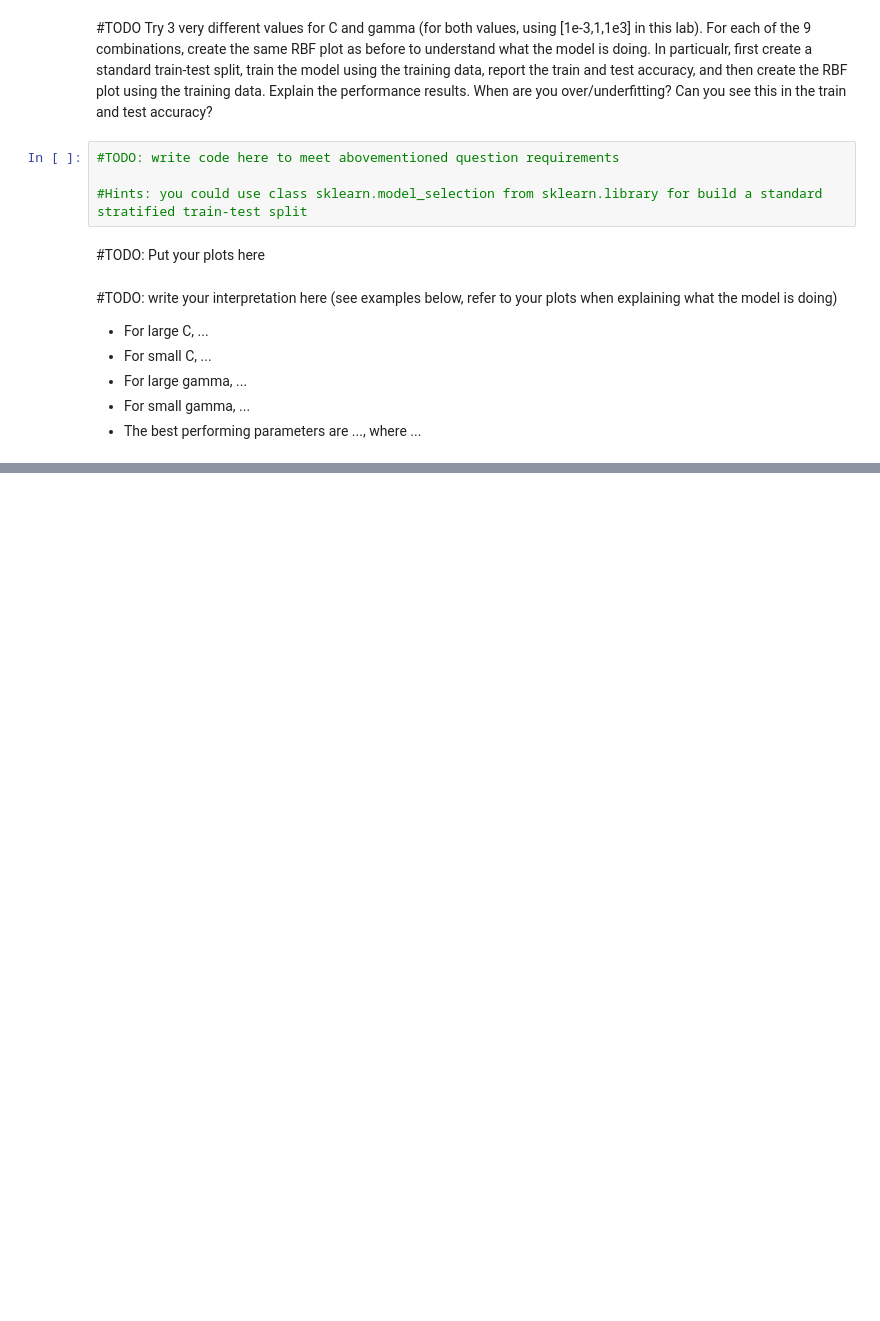
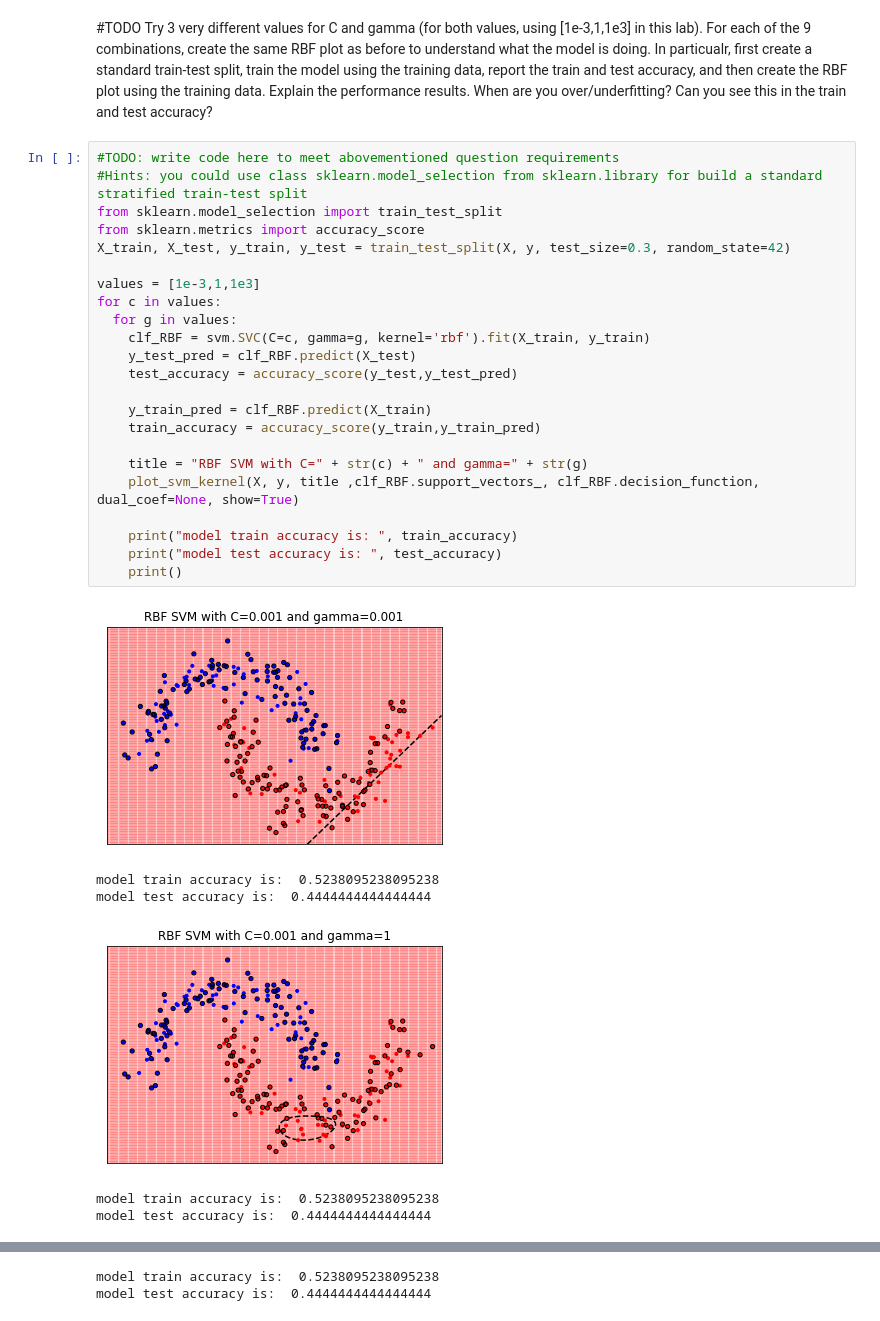
Before and after one commit to MeredithGao/ML-23, a Jupyter notebook: HW2/hw2_lab.ipynb, the cells around one changed output, grey strips where cells are left out. Drawn from its saved outputs; the diff is of its cells as text; blank space fills up the shorter version.

```diff
--- a/HW2/hw2_lab.ipynb
+++ b/HW2/hw2_lab.ipynb
@@ -129,17 +173,33 @@ Using the given function, the plots should show the predictions made for the dif
 # %% [markdown]
 #TODO
 Try 3 very different values for C and gamma (for both values, using [1e-3,1,1e3] in this lab). For each of the 9 combinations, create the same RBF plot as before to understand what the model is doing. In particualr, first create a standard train-test split, train the model using the training data, report the train and test accuracy, and then create the RBF plot using the training data. Explain the performance results. When are you over/underfitting? Can you see this in the train and test accuracy?
-# %%
-#TODO: write code here to meet abovementioned question requirements
-
-#Hints: you could use class sklearn.model_selection from sklearn.library for build a standard stratified train-test split
-# %% [markdown]
-#TODO: Put your plots here
-# %% [markdown]
-#TODO: write your interpretation here (see examples below, refer to your plots when explaining what the model is doing)
-
-*   For large C, ...
-*   For small C, ...
-*   For large gamma, ...
-*   For small gamma, ...
-*   The best performing parameters are ..., where ...
+# %%
+#TODO: write code here to meet abovementioned question requirements
+#Hints: you could use class sklearn.model_selection from sklearn.library for build a standard stratified train-test split
+from sklearn.model_selection import train_test_split
+from sklearn.metrics import accuracy_score
+X_train, X_test, y_train, y_test = train_test_split(X, y, test_size=0.3, random_state=42)
+
+values = [1e-3,1,1e3]
+for c in values:
+  for g in values:
+    clf_RBF = svm.SVC(C=c, gamma=g, kernel='rbf').fit(X_train, y_train)
+    y_test_pred = clf_RBF.predict(X_test)
+    test_accuracy = accuracy_score(y_test,y_test_pred)
+
+    y_train_pred = clf_RBF.predict(X_train)
+    train_accuracy = accuracy_score(y_train,y_train_pred)
+
+    title = "RBF SVM with C=" + str(c) + " and gamma=" + str(g)
+    plot_svm_kernel(X, y, title ,clf_RBF.support_vectors_, clf_RBF.decision_function, dual_coef=None, show=True)
+
+    print("model train accuracy is: ", train_accuracy)
+    print("model test accuracy is: ", test_accuracy)
+    print()
+# %% [output]
+[figure, added]
+model train accuracy is:  0.5238095238095238
+model test accuracy is:  0.4444444444444444
+[figure, added]
+model train accuracy is:  0.5238095238095238
+model test accuracy is:  0.4444444444444444
@@ -145,0 +207,2 @@ Try 3 very different values for C and gamma (for both values, using [1e-3,1,1e3]
+model train accuracy is:  0.5238095238095238
+model test accuracy is:  0.4444444444444444
```
Also changed, not shown: parts of 11 cells of this notebook.
